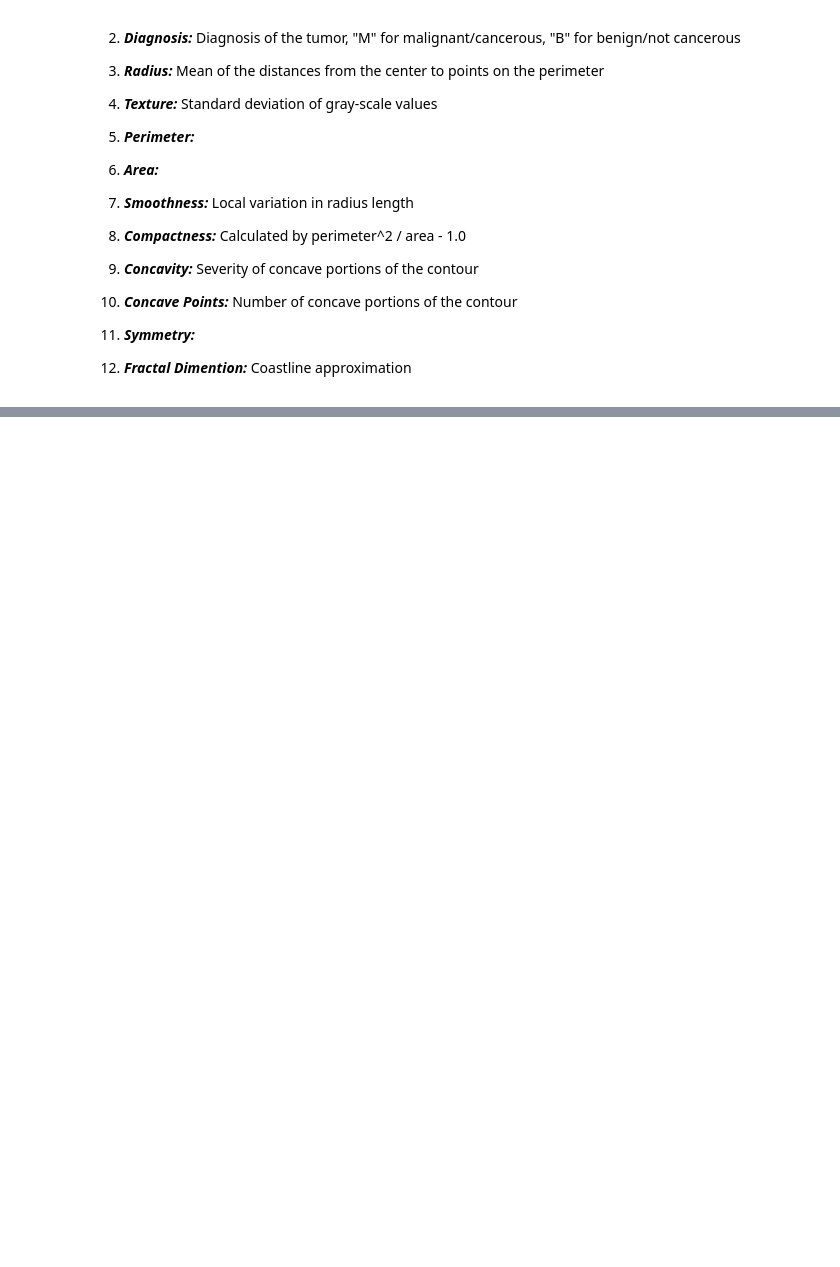
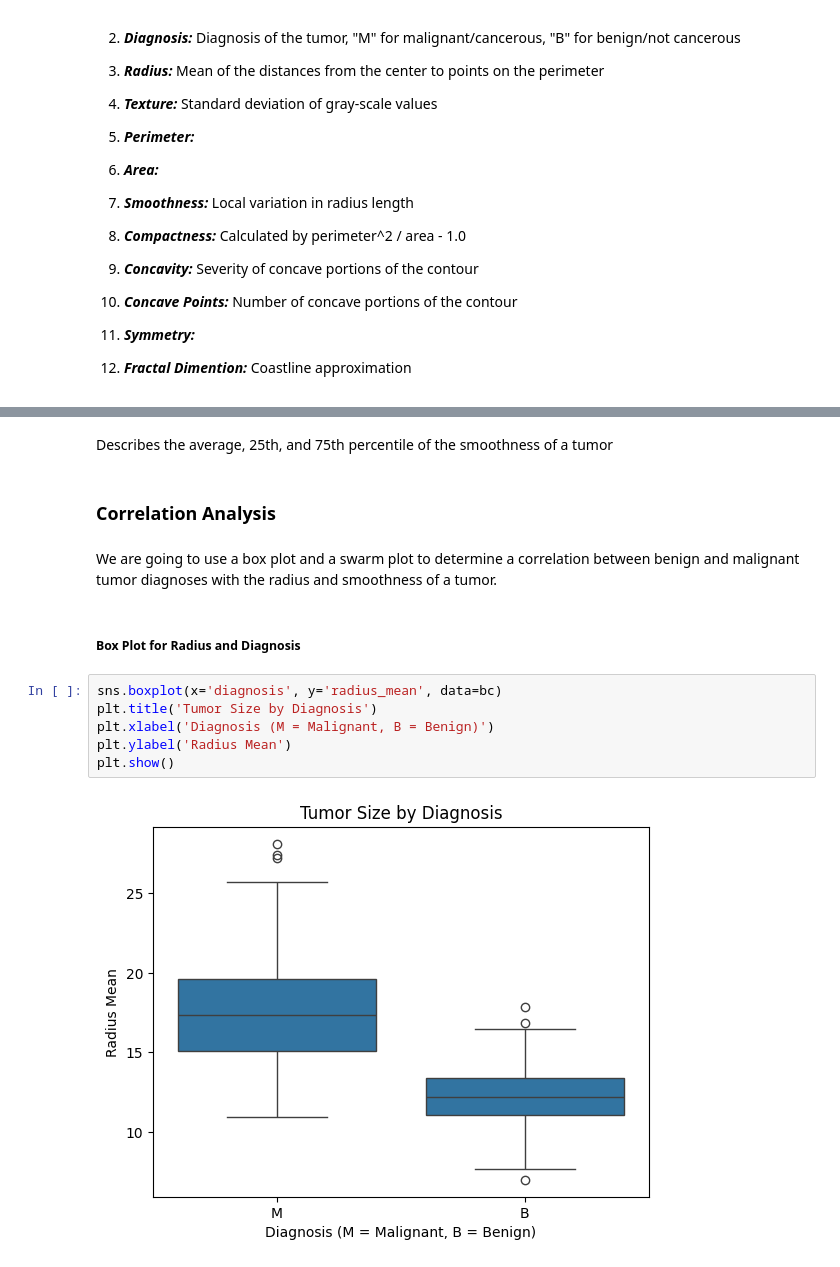
Before and after one commit to LaurenJardiolin/BreastCancerAnalysis, a Jupyter notebook: BreastCancerAnalysis.ipynb, the cells around one changed output, grey strips where cells are left out. Drawn from its saved outputs; the diff is of its cells as text; blank space fills up the shorter version.

```diff
--- a/BreastCancerAnalysis.ipynb
+++ b/BreastCancerAnalysis.ipynb
@@ -47,0 +191,16 @@ The objective of this project is to find correlations between tumors and their s
+# %% [markdown]
+Describes the average, 25th, and 75th percentile of the smoothness of a tumor
+# %% [markdown]
+### Correlation Analysis
+# %% [markdown]
+We are going to use a box plot and a swarm plot to determine a correlation between benign and malignant tumor diagnoses with the radius and smoothness of a tumor.
+# %% [markdown]
+##### Box Plot for Radius and Diagnosis
+# %%
+sns.boxplot(x='diagnosis', y='radius_mean', data=bc)
+plt.title('Tumor Size by Diagnosis')
+plt.xlabel('Diagnosis (M = Malignant, B = Benign)')
+plt.ylabel('Radius Mean')
+plt.show()
+# %% [output]
+[figure, added]
```
Also changed, not shown: parts of 27 cells of this notebook.
